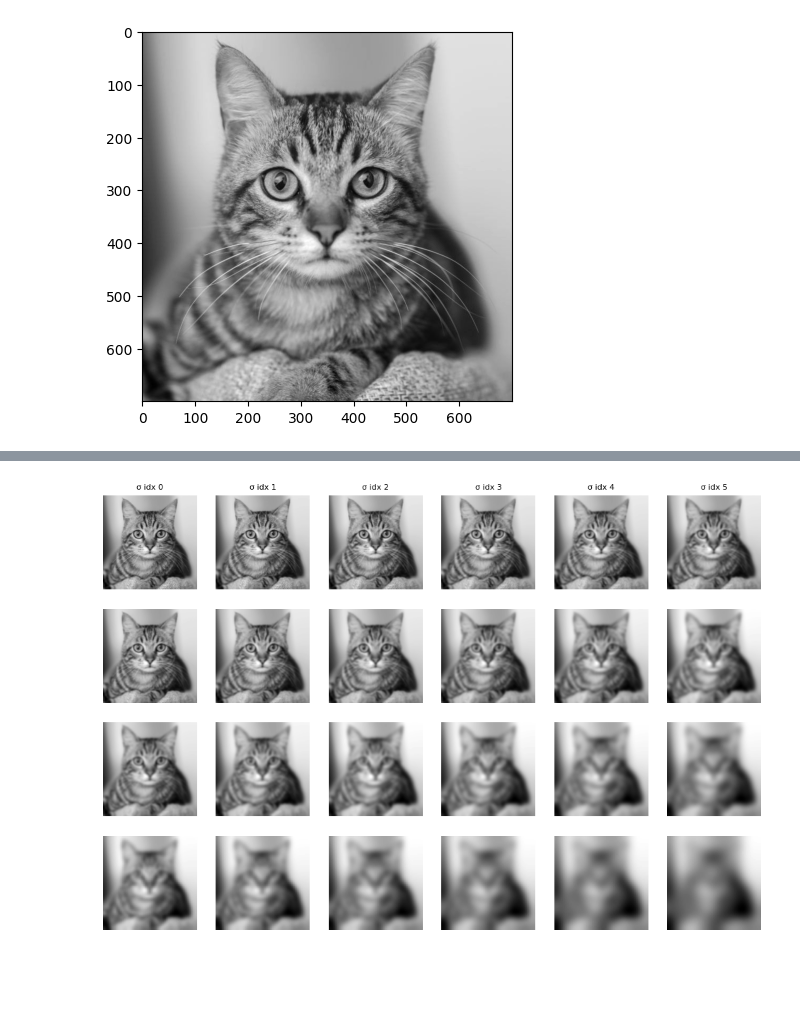
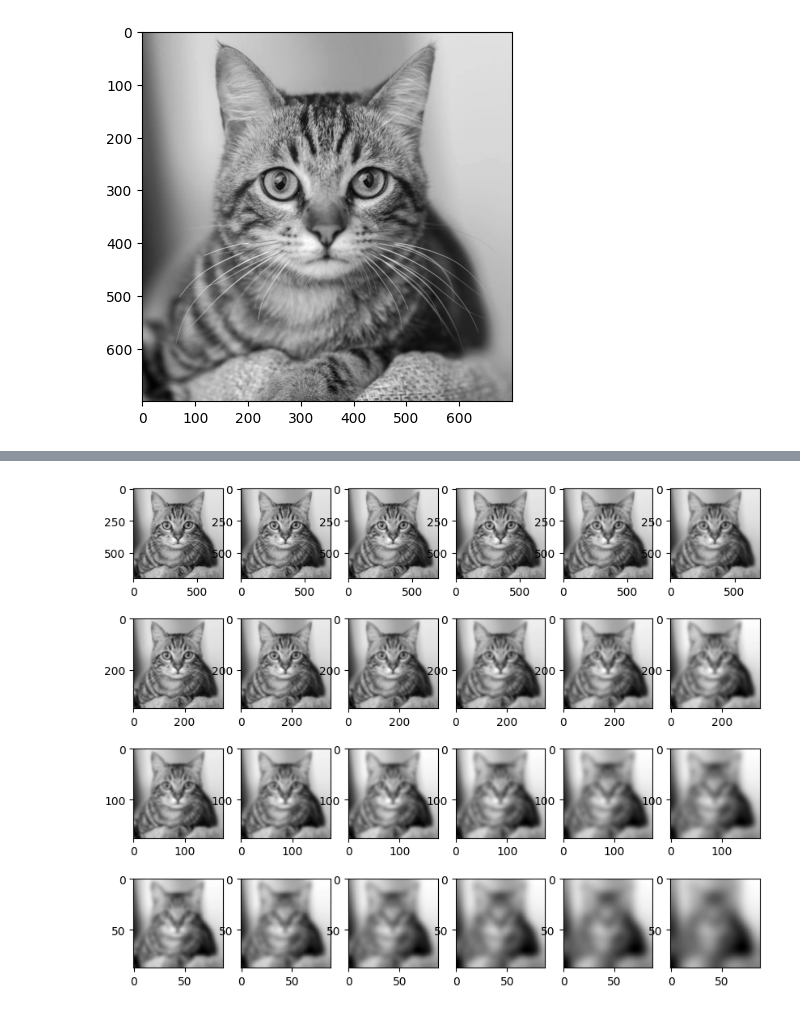
Before and after one commit to Meesdeboer/SIFT-from-scratch, a Jupyter notebook: 1. Keypoint detection.ipynb, the cells around one changed output, grey strips where cells are left out. Drawn from its saved outputs; the diff is of its cells as text; code cells hidden in the pictures; blank space fills up the shorter version.

```diff
--- a/1. Keypoint detection.ipynb
+++ b/1. Keypoint detection.ipynb
@@ -4,6 +4,7 @@ import matplotlib.pyplot as plt
 import numpy as np
 # %%
 img = cv2.imread("images/org_img.jpg", flags=cv2.IMREAD_GRAYSCALE)
+img = cv2.normalize(img, None, 0, 255, cv2.NORM_MINMAX) # Normalize the image to 0-255
 plt.imshow(img,cmap='gray')
 # %% [output]
 <matplotlib.image.AxesImage at 0x...>
@@ -18,24 +19,24 @@ k = 2**(1/s) # sigma multiplier
 # Initial blur of the image
 img_blur = cv2.GaussianBlur(img, (0,0), sigma_init)
 # %%
+# Precompute incremental sigmas similar to OpenCV
+sigmas = [sigma_init]
+for i in range(1, s + 3):
+    sig_prev = sigma_init * (k ** (i - 1))
+    sig_total = sig_prev * k
+    sigmas.append((sig_total**2 - sig_prev**2) ** 0.5)
+
 gaussian_pyramid = [[] for _ in range(num_octaves)]
-gaussian_pyramid[0].append(img_blur)  # pre-blurred original image
+gaussian_pyramid[0].append(img_blur)  # base image
 
 for octave in range(num_octaves):
-    print(f"Octave {octave}")
     if octave > 0:
-        # Downsample image at index s from previous octave (sigma doubled)
-        img_of_prev_octave = gaussian_pyramid[octave - 1][s]
-        img_of_prev_octave_downsampled = cv2.resize(img_of_prev_octave, (0, 0), fx=0.5, fy=0.5, interpolation=cv2.INTER_LINEAR)
-        gaussian_pyramid[octave].append(img_of_prev_octave_downsampled)
-        img_blur = img_of_prev_octave_downsampled  # reset base image for this octave
+        # Downsample the last blurred image from previous octave (index s)
+        img_prev_oct = gaussian_pyramid[octave - 1][s]
+        img_down = cv2.resize(img_prev_oct, (0, 0), fx=0.5, fy=0.5, interpolation=cv2.INTER_LINEAR)
+        gaussian_pyramid[octave].append(img_down)
+        img_blur = img_down
 
-    # Now generate s + 2 blurred images for this octave (total s+3 images)
     for i in range(1, s + 3):
-        sigma_total = sigma_init * (k ** i)
-        sigma_prev = sigma_init * (k ** (i - 1))
-        sigma_diff = (sigma_total**2 - sigma_prev**2) ** 0.5  # incremental blur
-        print(f"Sigma diff: {sigma_diff}")
-
-        img_blur = cv2.GaussianBlur(img_blur, (0, 0), sigma_diff)
+        img_blur = cv2.GaussianBlur(img_blur, (0, 0), sigmas[i])
         gaussian_pyramid[octave].append(img_blur)
@@ -60,21 +43,10 @@ Sigma diff: 3.0900155872895922
 # %%
-import matplotlib.pyplot as plt
-
-num_octaves = len(gaussian_pyramid)
-num_images_per_octave = len(gaussian_pyramid[0])  # s + 3 blurred images per octave
-
-fig, axes = plt.subplots(num_octaves, num_images_per_octave, figsize=(2*num_images_per_octave, 2*num_octaves))
+# Plot DoG pyramid
+fig, axes = plt.subplots(num_octaves, s + 3, figsize=(2*(s + 2), 2*num_octaves))
 
 for octave_idx, octave_images in enumerate(gaussian_pyramid):
     for img_idx, img in enumerate(octave_images):
         ax = axes[octave_idx, img_idx]
         ax.imshow(img, cmap='gray')
-        ax.axis('off')
-        if octave_idx == 0:
-            ax.set_title(f'σ idx {img_idx}', fontsize=8)
-    axes[octave_idx, 0].set_ylabel(f'Octave {octave_idx}', fontsize=10)
-
-# plt.tight_layout()
-plt.show()
 # %% [output]
-[figure, old version]
+[figure, new version]
```
Also changed, not shown: parts of 3 cells of this notebook.
